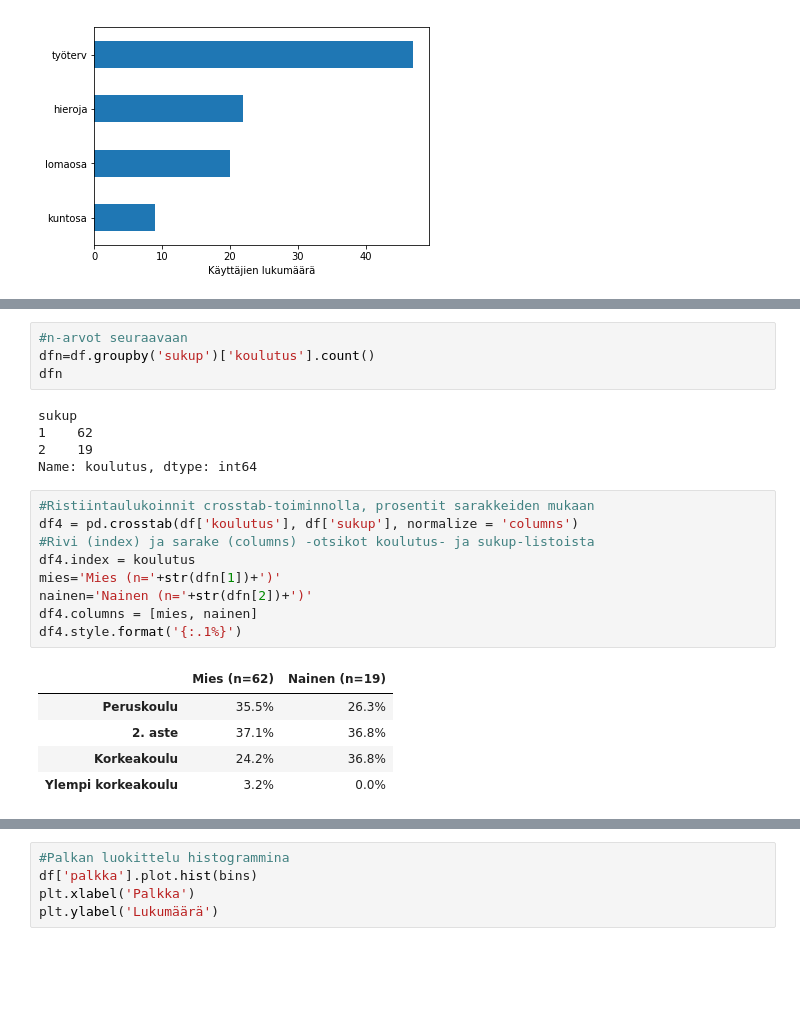
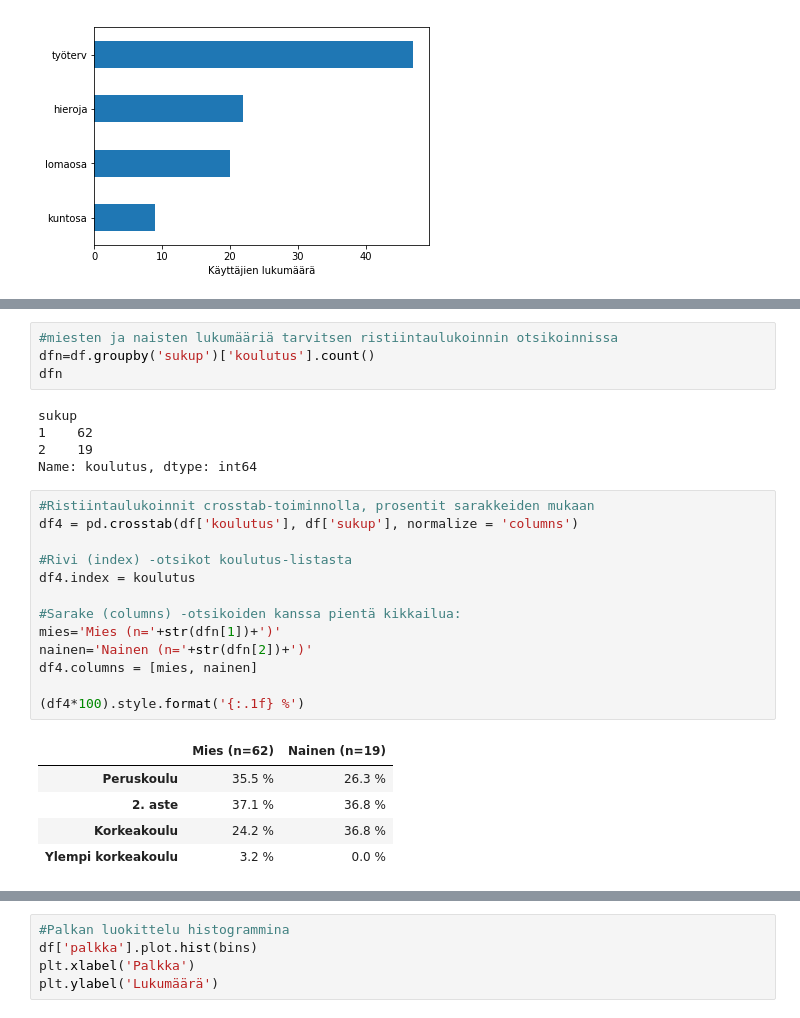
Before and after one commit to SalminenJani/kurssi, a Jupyter notebook: lukumaaria.ipynb, the cells around one changed output, grey strips where cells are left out. Cells and saved outputs as stored; diff of their text form; blank space fills up the shorter version.

Commit message:
Lukumääriä ja prosentteja taulukoina ja kuvioina

```diff
--- a/lukumaaria.ipynb
+++ b/lukumaaria.ipynb
@@ -133,5 +147,5 @@ Text(0.5, 0, 'Käyttäjien lukumäärä')
 # %%
-#n-arvot seuraavaan
+#miesten ja naisten lukumääriä tarvitsen ristiintaulukoinnin otsikoinnissa
 dfn=df.groupby('sukup')['koulutus'].count()
 dfn
 # %% [output]
@@ -142,17 +156,21 @@ Name: koulutus, dtype: int64
 # %%
 #Ristiintaulukoinnit crosstab-toiminnolla, prosentit sarakkeiden mukaan
 df4 = pd.crosstab(df['koulutus'], df['sukup'], normalize = 'columns')
-#Rivi (index) ja sarake (columns) -otsikot koulutus- ja sukup-listoista
+
+#Rivi (index) -otsikot koulutus-listasta
 df4.index = koulutus
+
+#Sarake (columns) -otsikoiden kanssa pientä kikkailua:
 mies='Mies (n='+str(dfn[1])+')'
 nainen='Nainen (n='+str(dfn[2])+')'
 df4.columns = [mies, nainen]
-df4.style.format('{:.1%}')
+
+(df4*100).style.format('{:.1f} %')
 # %% [output]
 |  | Mies (n=62) | Nainen (n=19) |
-| Peruskoulu | 35.5% | 26.3% |
-| 2. aste | 37.1% | 36.8% |
-| Korkeakoulu | 24.2% | 36.8% |
-| Ylempi korkeakoulu | 3.2% | 0.0% |
+| Peruskoulu | 35.5 % | 26.3 % |
+| 2. aste | 37.1 % | 36.8 % |
+| Korkeakoulu | 24.2 % | 36.8 % |
+| Ylempi korkeakoulu | 3.2 % | 0.0 % |
 # %%
 #Edellinen pylväinä
```
Also changed, not shown: parts of 20 cells of this notebook.
